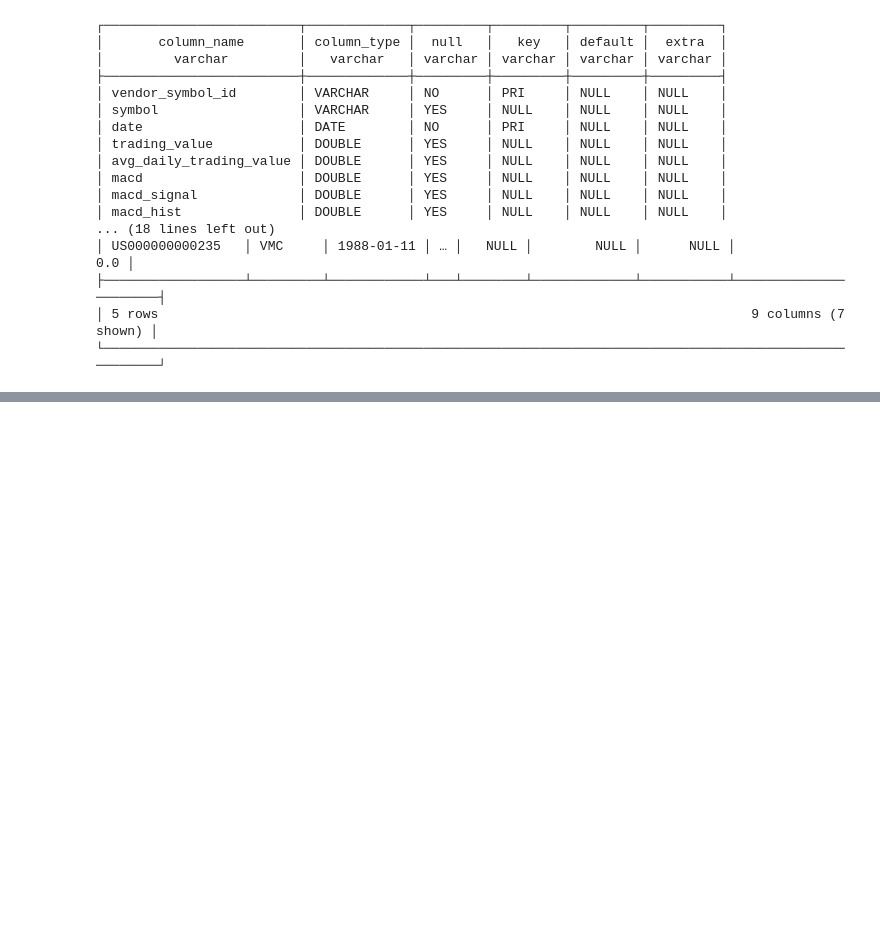
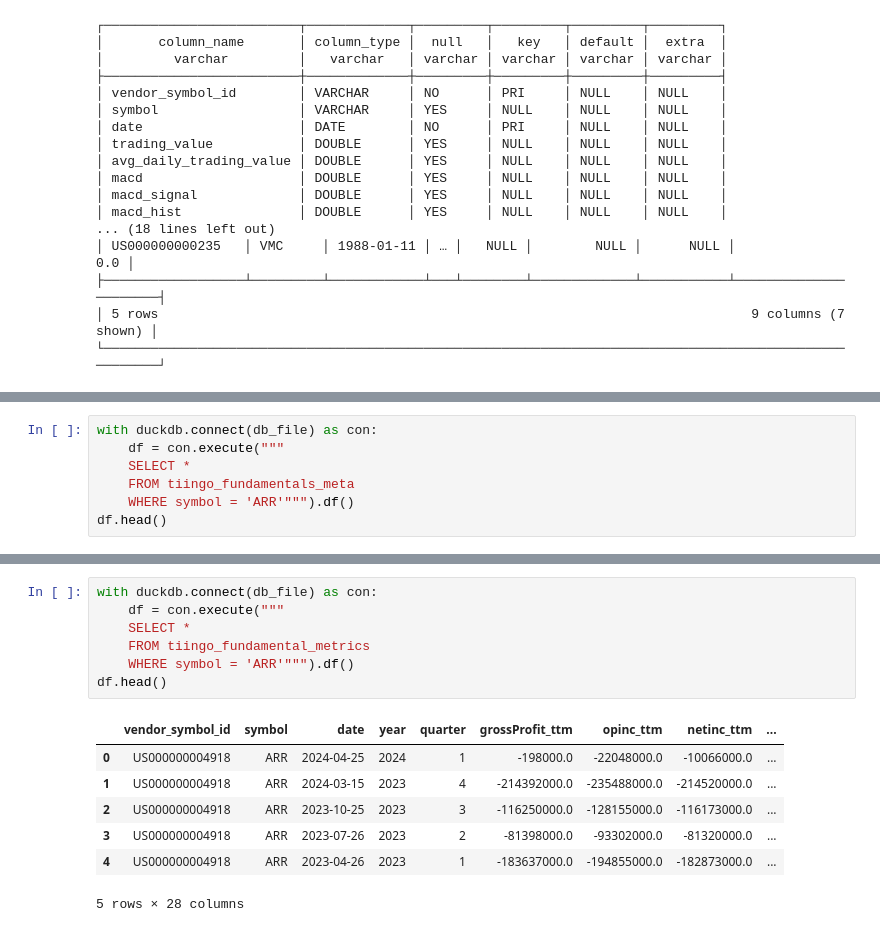
Before and after one commit to madeupname/mallard, a Jupyter notebook: examples/verification.ipynb, the cells around one changed output, grey strips where cells are left out. Saved outputs shown, nothing was run; the diff lists cells and outputs as text; blank space fills up the shorter version.

```diff
--- a/examples/verification.ipynb
+++ b/examples/verification.ipynb
@@ -199,0 +260,7 @@ with duckdb.connect(db_file) as con:
+# %%
+with duckdb.connect(db_file) as con:
+    df = con.execute("""
+    SELECT *
+    FROM tiingo_fundamentals_meta
+    WHERE symbol = 'ARR'""").df()
+df.head()
@@ -199,0 +270,15 @@ with duckdb.connect(db_file) as con:
+# %%
+with duckdb.connect(db_file) as con:
+    df = con.execute("""
+    SELECT *
+    FROM tiingo_fundamental_metrics
+    WHERE symbol = 'ARR'""").df()
+df.head()
+# %% [output]
+|  | vendor_symbol_id | symbol | date | year | quarter | grossProfit_ttm | opinc_ttm | netinc_ttm | ... |
+| 0 | US000000004918 | ARR | 2024-04-25 | 2024 | 1 | -198000.0 | -22048000.0 | -10066000.0 | ... |
+| 1 | US000000004918 | ARR | 2024-03-15 | 2023 | 4 | -214392000.0 | -235488000.0 | -214520000.0 | ... |
+| 2 | US000000004918 | ARR | 2023-10-25 | 2023 | 3 | -116250000.0 | -128155000.0 | -116173000.0 | ... |
+| 3 | US000000004918 | ARR | 2023-07-26 | 2023 | 2 | -81398000.0 | -93302000.0 | -81320000.0 | ... |
+| 4 | US000000004918 | ARR | 2023-04-26 | 2023 | 1 | -183637000.0 | -194855000.0 | -182873000.0 | ... |
+5 rows × 28 columns
```
Also changed, not shown: parts of 19 cells of this notebook, 2 other files.
